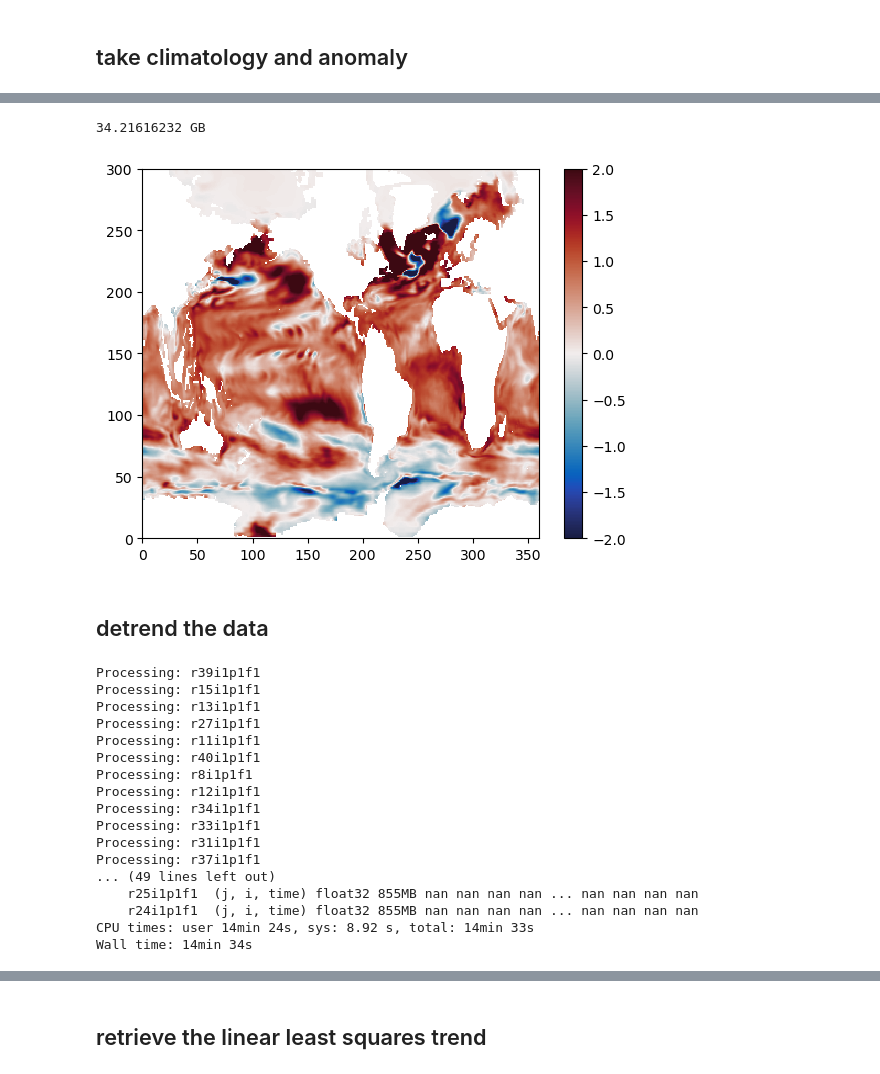
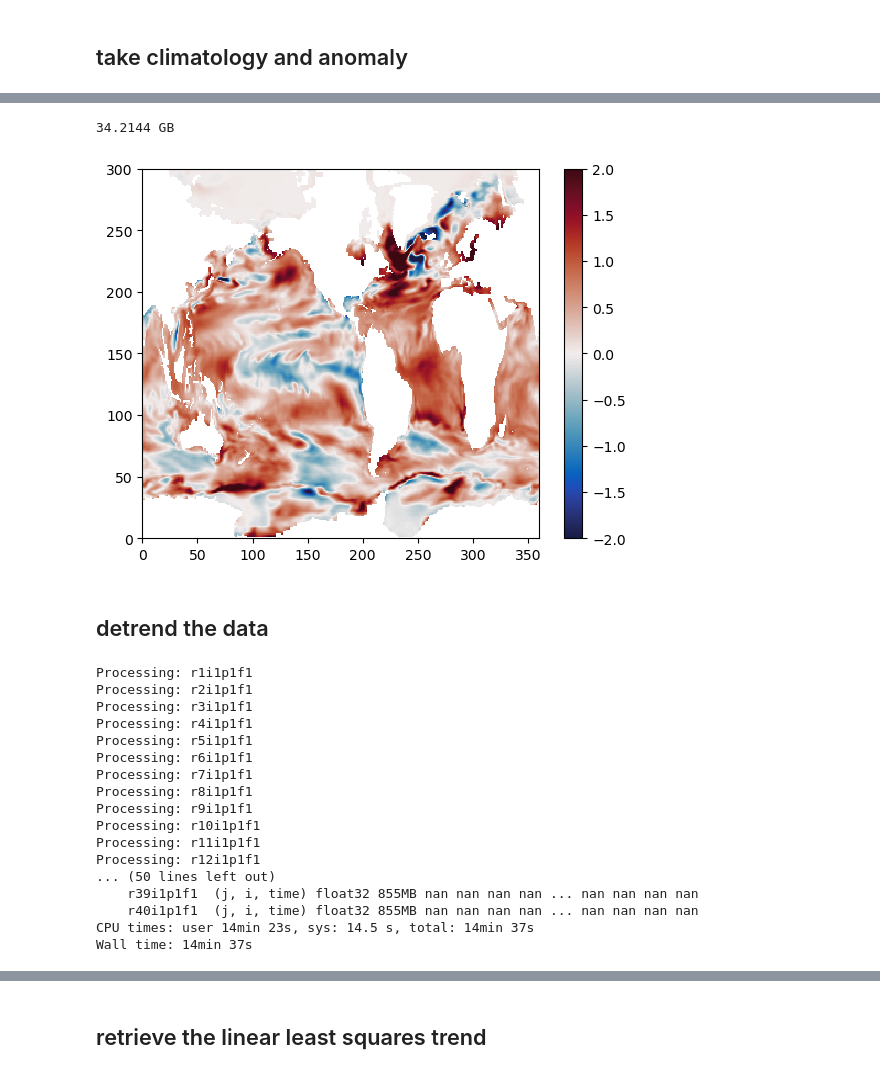
Before and after one commit to pearseb/SPC_Pacific_modes_bgc, a Jupyter notebook: decomposition_ACCESS-ESM-1.5_sst.ipynb, the cells around one changed output, grey strips where cells are left out. Drawn from its saved outputs; the diff is of its cells as text; code cells hidden in the pictures.

```diff
--- a/decomposition_ACCESS-ESM-1.5_sst.ipynb
+++ b/decomposition_ACCESS-ESM-1.5_sst.ipynb
@@ -185,0 +82,3 @@ Data variables: (12/40)
+# %%
+dat = xr.open_dataset("/scratch/es60/ard/models/ACCESS-ESM15/ARD/ACCESS-ESM15-historical-Omon-thetao-chunk4time.zarr", engine="zarr").isel(lev=0)['thetao']
+dat
@@ -198,9 +115,9 @@ plt.colorbar()
 %%time
 
 # Step 1: Calculate the climatology (mean for each month over all years)
-sst_climatology = sst_ensemble.groupby("time.month").mean("time")
+sst_climatology = dat.groupby("time.month").mean("time")
 
 # Step 2: Compute the anomaly by subtracting the climatology from the original data
-sst_anomalies = sst_ensemble.groupby("time.month") - sst_climatology
+sst_anomalies = dat.groupby("time.month") - sst_climatology
 sst_anomalies
 # %% [output]
@@ -226,12 +143,12 @@ Data variables: (12/40)
 # %%
 plt.figure()
-plt.pcolormesh(sst_anomalies['r1i1p1f1'].isel(time=-1), cmap=cmo.balance, vmin=-2, vmax=2)
+plt.pcolormesh(sst_anomalies.isel(member=0, time=-1), cmap=cmo.balance, vmin=-2, vmax=2)
 plt.colorbar()
 
 print(sst_anomalies.nbytes / 1e9, "GB")  # Convert bytes to MB
 # %% [output]
-34.21616232 GB
+34.2144 GB
-[figure, old version]
+[figure, new version]
 # %% [markdown]
 ## detrend the data
 # %%
@@ -251,17 +168,18 @@ def detrend_1d(arr):
 # Apply the function to each variable in the anomalies dataset
 sst_detrended_anomalies = {}
 
-for var in sst_anomalies.data_vars:
+for mem in sst_anomalies.coords['member'].values:
+    var = "r%ii1p1f1"%(mem+1)
     print(f"Processing: {var}")  # Print the current variable name
 
     sst_detrended_anomalies[var] = xr.apply_ufunc(
         detrend_1d,
-        sst_anomalies[var],  # Apply to each variable
+        sst_anomalies.isel(member=mem),  # Apply to each variable
         input_core_dims=[["time"]],
         output_core_dims=[["time"]],
         vectorize=True,
         dask="parallelized",
-        output_dtypes=[sst_anomalies[var].dtype]
+        output_dtypes=[sst_anomalies.isel(member=mem).dtype]
     )
 
 # Convert dictionary back to an xarray Dataset
@@ -270,23 +188,23 @@ sst_detrended_anomalies = xr.Dataset(sst_detrended_anomalies)
 # Check the detrended dataset
 print(sst_detrended_anomalies)
 # %% [output]
-Processing: r39i1p1f1
-Processing: r15i1p1f1
-Processing: r13i1p1f1
-Processing: r27i1p1f1
+Processing: r1i1p1f1
+Processing: r2i1p1f1
+Processing: r3i1p1f1
+Processing: r4i1p1f1
+Processing: r5i1p1f1
+Processing: r6i1p1f1
+Processing: r7i1p1f1
+Processing: r8i1p1f1
+Processing: r9i1p1f1
+Processing: r10i1p1f1
 Processing: r11i1p1f1
-Processing: r40i1p1f1
-Processing: r8i1p1f1
 Processing: r12i1p1f1
-Processing: r34i1p1f1
-Processing: r33i1p1f1
-Processing: r31i1p1f1
-Processing: r37i1p1f1
-... (49 lines left out)
-    r25i1p1f1  (j, i, time) float32 855MB nan nan nan nan ... nan nan nan nan
-    r24i1p1f1  (j, i, time) float32 855MB nan nan nan nan ... nan nan nan nan
-CPU times: user 14min 24s, sys: 8.92 s, total: 14min 33s
-Wall time: 14min 34s
+... (50 lines left out)
+    r39i1p1f1  (j, i, time) float32 855MB nan nan nan nan ... nan nan nan nan
+    r40i1p1f1  (j, i, time) float32 855MB nan nan nan nan ... nan nan nan nan
+CPU times: user 14min 23s, sys: 14.5 s, total: 14min 37s
+Wall time: 14min 37s
 # %%
 plt.figure()
 plt.pcolormesh(sst_detrended_anomalies['r1i1p1f1'].isel(time=-1), cmap=cmo.balance, vmin=-2, vmax=2)
```
Also changed, not shown: parts of 29 cells of this notebook, 25 other files.
